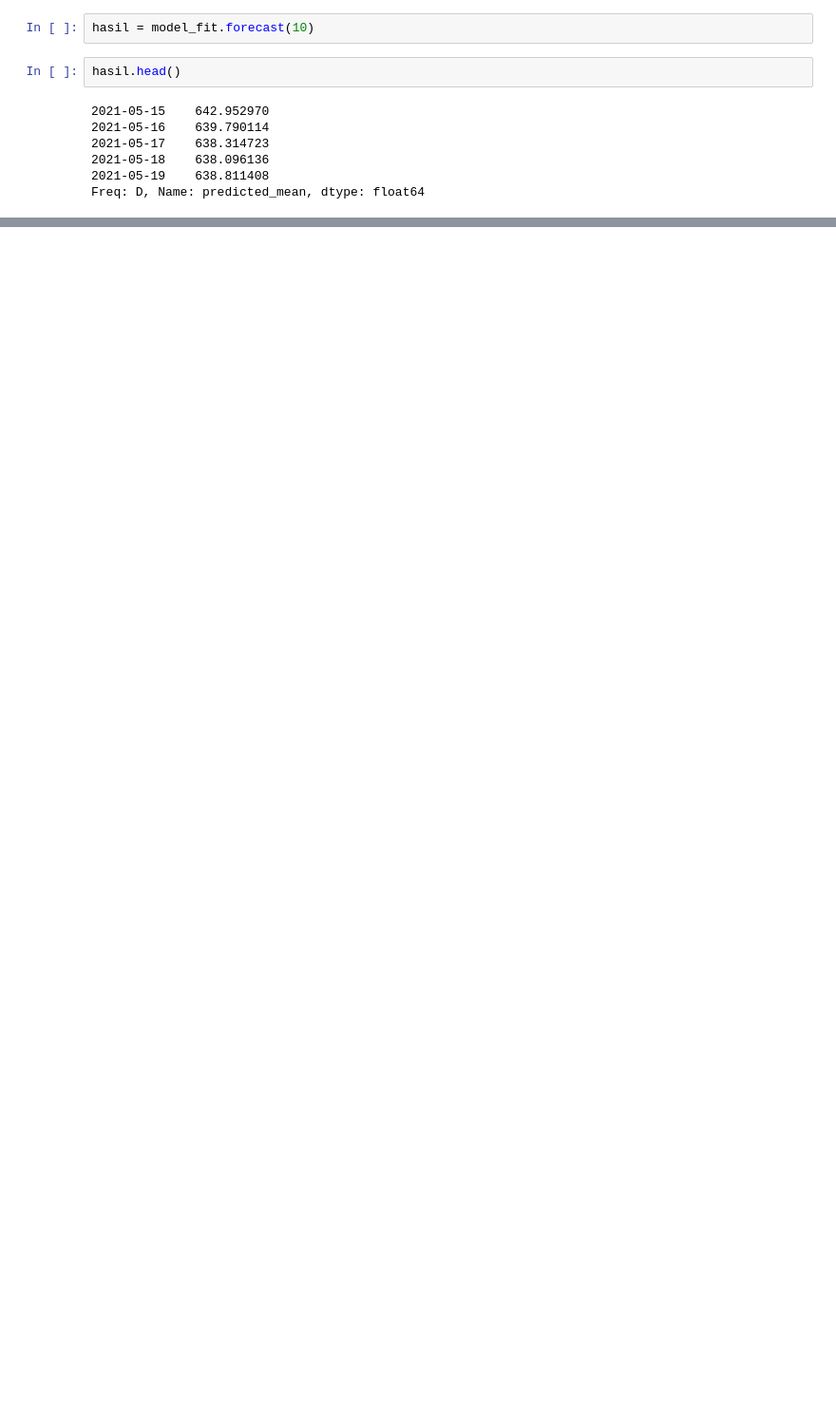
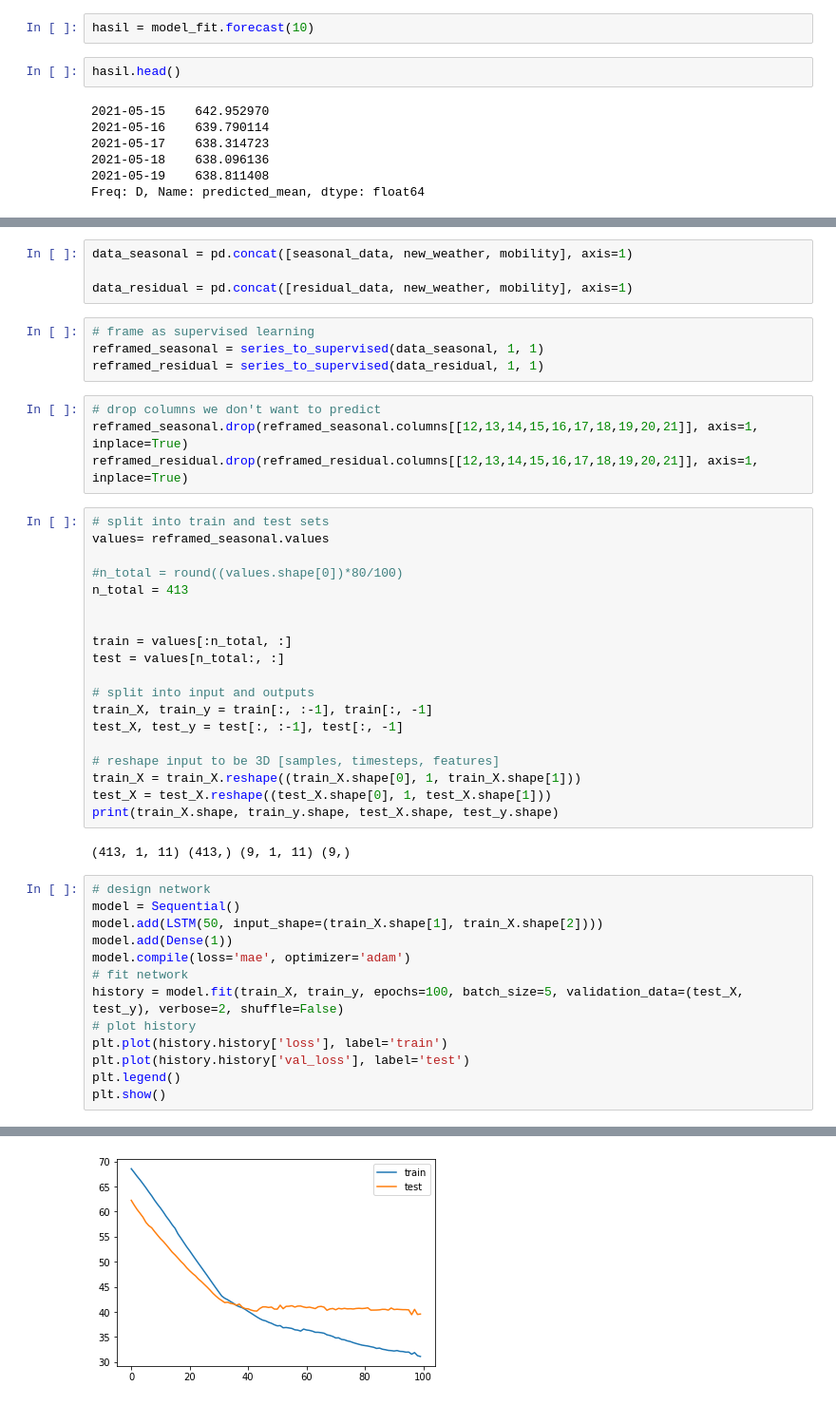
Before and after one commit to ardianzzz666/thesis, a Jupyter notebook: Multi Method + Seasonal Decomposition.ipynb, the cells around one changed output, grey strips where cells are left out. Shown: that part at 95% size. Saved outputs shown, nothing was run; the diff lists cells and outputs as text; blank space fills up the shorter version.

```diff
--- a/Multi Method + Seasonal Decomposition.ipynb
+++ b/Multi Method + Seasonal Decomposition.ipynb
@@ -92,0 +150,47 @@ Freq: D, Name: predicted_mean, dtype: float64
+# %%
+data_seasonal = pd.concat([seasonal_data, new_weather, mobility], axis=1)
+
+data_residual = pd.concat([residual_data, new_weather, mobility], axis=1)
+# %%
+# frame as supervised learning
+reframed_seasonal = series_to_supervised(data_seasonal, 1, 1)
+reframed_residual = series_to_supervised(data_residual, 1, 1)
+# %%
+# drop columns we don't want to predict
+reframed_seasonal.drop(reframed_seasonal.columns[[12,13,14,15,16,17,18,19,20,21]], axis=1, inplace=True)
+reframed_residual.drop(reframed_residual.columns[[12,13,14,15,16,17,18,19,20,21]], axis=1, inplace=True)
+# %%
+# split into train and test sets
+values= reframed_seasonal.values
+
+#n_total = round((values.shape[0])*80/100)
+n_total = 413
+
+
+train = values[:n_total, :]
+test = values[n_total:, :]
+
+# split into input and outputs
+train_X, train_y = train[:, :-1], train[:, -1]
+test_X, test_y = test[:, :-1], test[:, -1]
+
+# reshape input to be 3D [samples, timesteps, features]
+train_X = train_X.reshape((train_X.shape[0], 1, train_X.shape[1]))
+test_X = test_X.reshape((test_X.shape[0], 1, test_X.shape[1]))
+print(train_X.shape, train_y.shape, test_X.shape, test_y.shape)
+# %% [output]
+(413, 1, 11) (413,) (9, 1, 11) (9,)
+# %%
+# design network
+model = Sequential()
+model.add(LSTM(50, input_shape=(train_X.shape[1], train_X.shape[2])))
+model.add(Dense(1))
+model.compile(loss='mae', optimizer='adam')
+# fit network
+history = model.fit(train_X, train_y, epochs=100, batch_size=5, validation_data=(test_X, test_y), verbose=2, shuffle=False)
+# plot history
+plt.plot(history.history['loss'], label='train')
+plt.plot(history.history['val_loss'], label='test')
+plt.legend()
+plt.show()
+# %% [output]
@@ -92,0 +214 @@ Freq: D, Name: predicted_mean, dtype: float64
+[figure, added]
```
Also changed, not shown: parts of 19 cells of this notebook.
